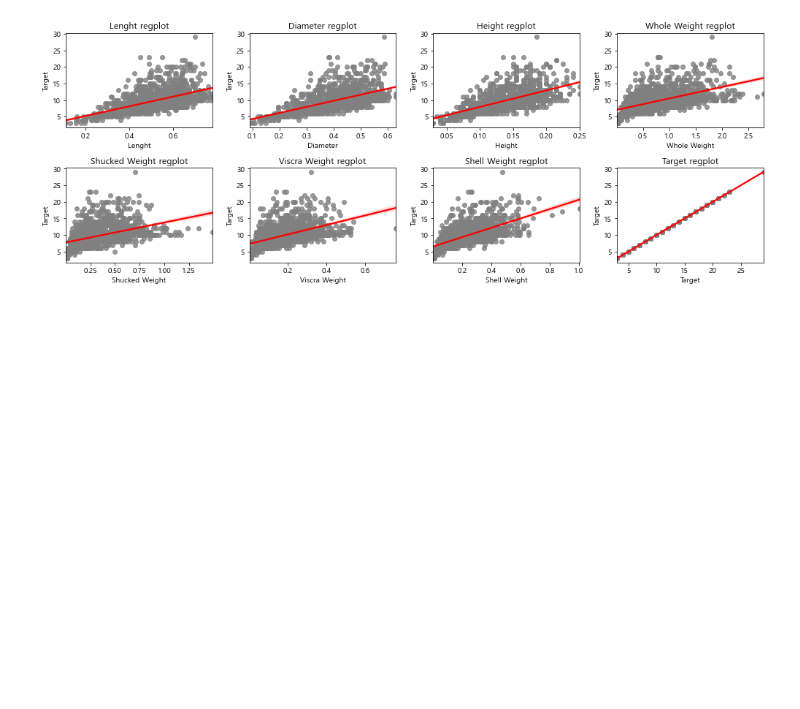
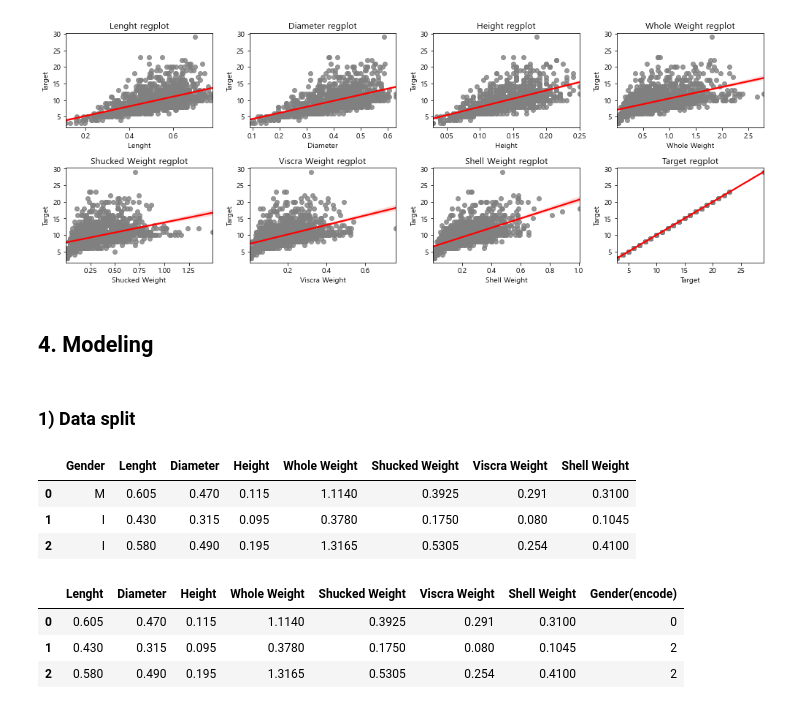
Before and after one commit to Park-Young-Bin/Python_Projects, a Jupyter notebook: 데이콘/[데이콘] 전복 나이 예측 경진대회.ipynb, the cells around one changed output. Cells and saved outputs as stored; diff of their text form; code cells hidden in the pictures; blank space fills up the shorter version.

```diff
--- a/데이콘/[데이콘] 전복 나이 예측 경진대회.ipynb
+++ b/데이콘/[데이콘] 전복 나이 예측 경진대회.ipynb
@@ -319,3 +319,5 @@ plt.tight_layout()
 plt.show()
 # %% [output]
 [figure]
+# %% [markdown]
+## 4. Modeling
@@ -321,0 +328,19 @@ plt.show()
+# %% [markdown]
+### 1) Data split
+# %%
+X_train = train.iloc[:, 1:-1]
+X_train.head(3)
+# %% [output]
+|  | Gender | Lenght | Diameter | Height | Whole Weight | Shucked Weight | Viscra Weight | Shell Weight |
+| 0 | M | 0.605 | 0.470 | 0.115 | 1.1140 | 0.3925 | 0.291 | 0.3100 |
+| 1 | I | 0.430 | 0.315 | 0.095 | 0.3780 | 0.1750 | 0.080 | 0.1045 |
+| 2 | I | 0.580 | 0.490 | 0.195 | 1.3165 | 0.5305 | 0.254 | 0.4100 |
+# %%
+X_train['Gender(encode)'] = X_train['Gender'].replace({'M': 0, 'F': 1, 'I': 2})
+X_train = X_train.drop(columns='Gender')
+X_train.head(3)
+# %% [output]
+|  | Lenght | Diameter | Height | Whole Weight | Shucked Weight | Viscra Weight | Shell Weight | Gender(encode) |
+| 0 | 0.605 | 0.470 | 0.115 | 1.1140 | 0.3925 | 0.291 | 0.3100 | 0 |
+| 1 | 0.430 | 0.315 | 0.095 | 0.3780 | 0.1750 | 0.080 | 0.1045 | 2 |
+| 2 | 0.580 | 0.490 | 0.195 | 1.3165 | 0.5305 | 0.254 | 0.4100 | 2 |
```
Also changed, not shown: parts of 13 cells of this notebook.
